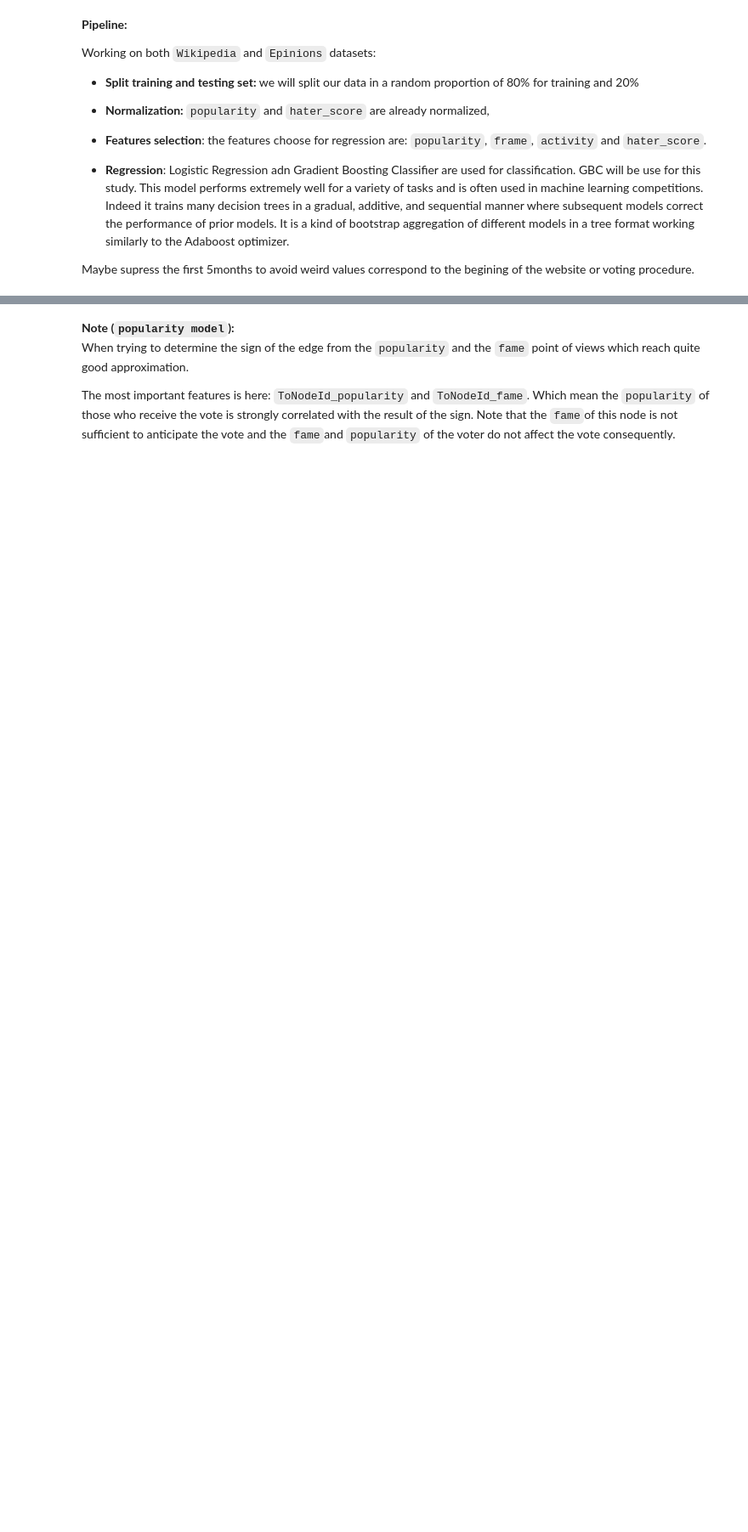
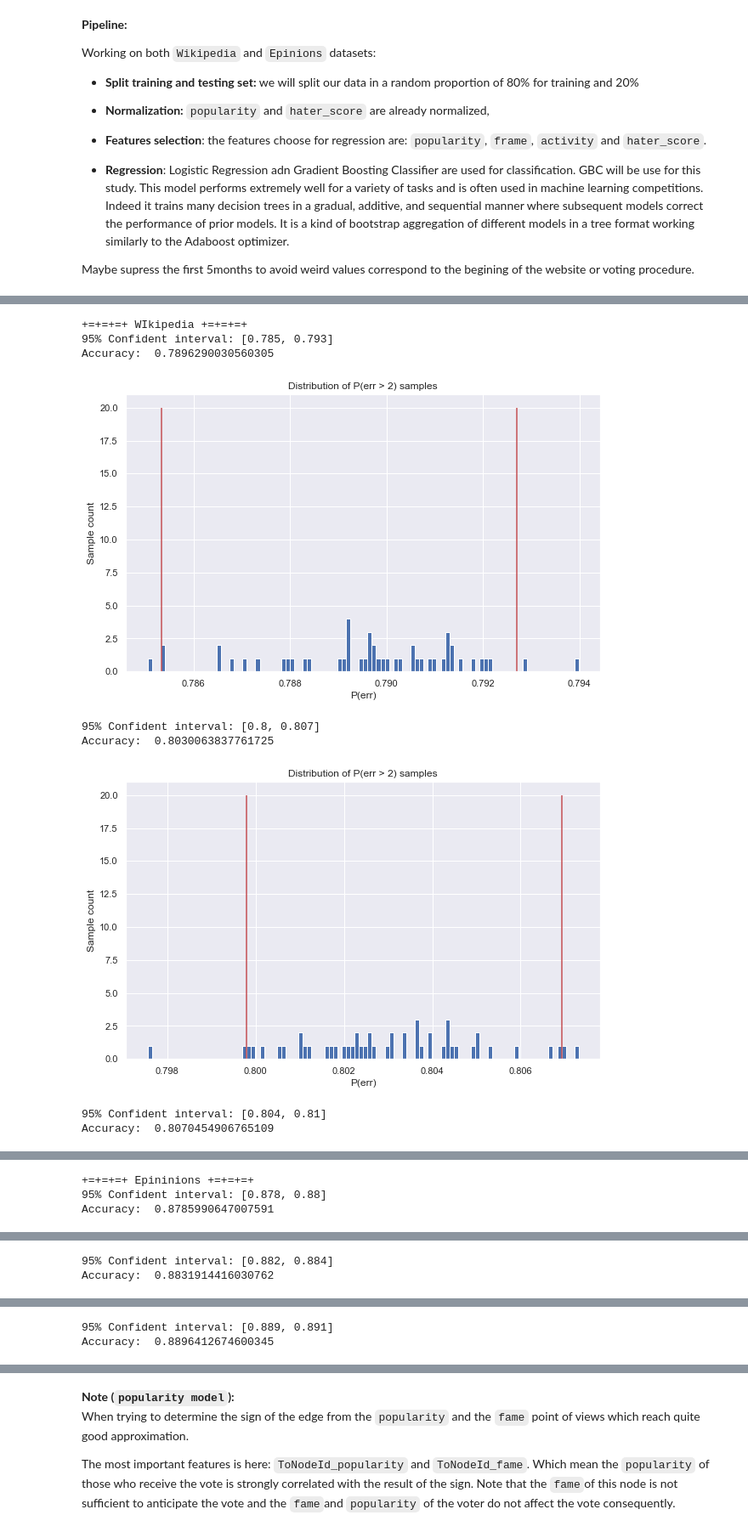
Before and after one commit to epfl-ada/ada-2020-project-milestone-p3-p3_adaptateur, a Jupyter notebook: notebook-matthieu.ipynb, the cells around one changed output, grey strips where cells are left out. Shown at 85% size. Drawn from its saved outputs; the diff is of its cells as text; code cells hidden in the pictures; blank space fills up the shorter version.

```diff
--- a/notebook-matthieu.ipynb
+++ b/notebook-matthieu.ipynb
@@ -764,6 +764,7 @@ from sklearn.linear_model import LogisticRegression
 from sklearn.feature_selection import SelectFromModel
 
 def run_model(name, estimator, train_set, test_set, features, target, norm_columns=None):
+    stats = []
     if norm_columns is None:
         norm_columns = features
     # Select input / output for training set
@@ -811,9 +812,9 @@ for name, data in zip(['WIkipedia', 'Epininions'],datasets_reg):
         _, _, model_GBC = run_model("GBC",GradientBoostingClassifier(), train_set, test_set, models[model]['features'], target, models[model]['norm_col'])
         print("Features importance:", model_GBC.feature_importances_)
 
-        print("\n===== Logistique Regression ({}) =====".format(model))
-        _, _, model_log = run_model("Logistique Regression",LogisticRegression(), train_set, test_set, models[model]['features'], target, models[model]['norm_col'])
-        print("Coefficients and intercept:", model_log.coef_, model_log.intercept_)
+        #print("\n===== Logistique Regression ({}) =====".format(model))
+        #_, _, model_log = run_model("Logistique Regression",LogisticRegression(), train_set, test_set, models[model]['features'], target, models[model]['norm_col'])
+        #print("Coefficients and intercept:", model_log.coef_, model_log.intercept_)
 # %% [output]
 +=+=+=+ WIkipedia +=+=+=+
 
@@ -834,0 +869,27 @@ Coefficients and intercept: [[-5.05281697  4.16659922  0.04869316 -2.57108813 -5
+# %%
+# Determine probability p(err > 2)
+for name, data in zip(['WIkipedia', 'Epininions'],datasets_reg):
+    print('+=+=+=+ {} +=+=+=+'.format(name) )
+    for model in models:
+        lower_bound, upper_bound, stats = bootstrap_CI(data, 50, models[model]['features'], target, models[model]['norm_col'])
+        # Plot distribution
+        print("Accuracy: ", np.mean(stats))
+        fig, ax = plt.subplots(figsize=(10, 6))
+        ax.hist(stats, bins=100)
+        ax.vlines(lower_bound, 0, 20, color='r')
+        ax.vlines(upper_bound, 0, 20, color='r')
+        ax.set_title('Distribution of P(err) samples')
+        ax.set_xlabel('P(err)')
+        ax.set_ylabel('Sample count')
+
+        plt.show()
+# %% [output]
++=+=+=+ WIkipedia +=+=+=+
+95% Confident interval: [0.785, 0.793]
+Accuracy:  0.7896290030560305
+[figure, added]
+95% Confident interval: [0.8, 0.807]
+Accuracy:  0.8030063837761725
+[figure, added]
+95% Confident interval: [0.804, 0.81]
+Accuracy:  0.8070454906765109
@@ -834,0 +897,3 @@ Coefficients and intercept: [[-5.05281697  4.16659922  0.04869316 -2.57108813 -5
++=+=+=+ Epininions +=+=+=+
+95% Confident interval: [0.878, 0.88]
+Accuracy:  0.8785990647007591
@@ -834,0 +901,2 @@ Coefficients and intercept: [[-5.05281697  4.16659922  0.04869316 -2.57108813 -5
+95% Confident interval: [0.882, 0.884]
+Accuracy:  0.8831914416030762
@@ -834,0 +904,2 @@ Coefficients and intercept: [[-5.05281697  4.16659922  0.04869316 -2.57108813 -5
+95% Confident interval: [0.889, 0.891]
+Accuracy:  0.8896412674600345
```
Also changed, not shown: parts of 3 cells of this notebook.
